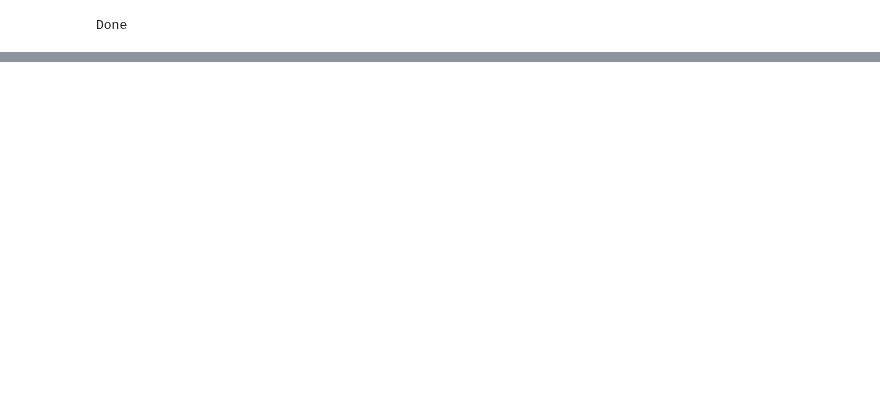
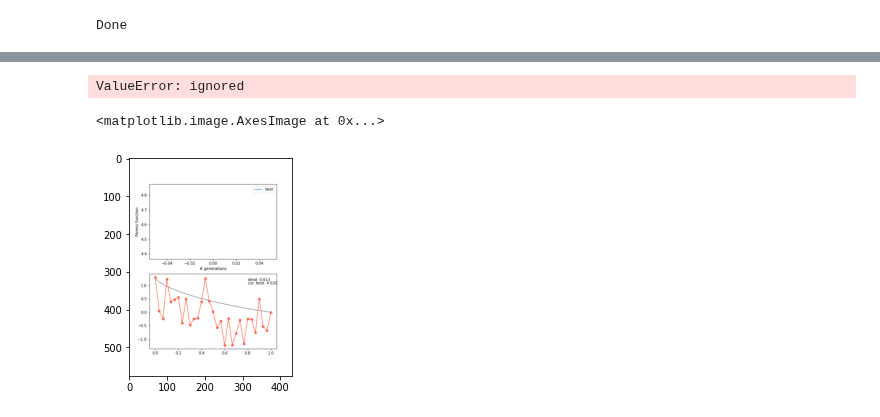
Before and after one commit to MarshaGomez/F5-MOEA-Variations, a Jupyter notebook: examples/Brachistochrone_and_parallel.ipynb, the cells around one changed output, grey strips where cells are left out. Drawn from its saved outputs; the diff is of its cells as text; code cells hidden in the pictures; blank space fills up the shorter version.

```diff
--- a/examples/Brachistochrone_and_parallel.ipynb
+++ b/examples/Brachistochrone_and_parallel.ipynb
@@ -692,0 +793,16 @@ iteration 1050, loss: 0.617
+# %%
+from IPython.display import Image
+Image(filename='mygif.gif')
+# %% [output]
+ValueError: ignored
+# %%
+import matplotlib.pyplot as plt
+
+import matplotlib.image as mpimg
+
+img = mpimg.imread("mygif.gif")
+
+plt.imshow(img)
+# %% [output]
+<matplotlib.image.AxesImage at 0x...>
+[figure, added]
```
Also changed, not shown: parts of 16 cells of this notebook.
